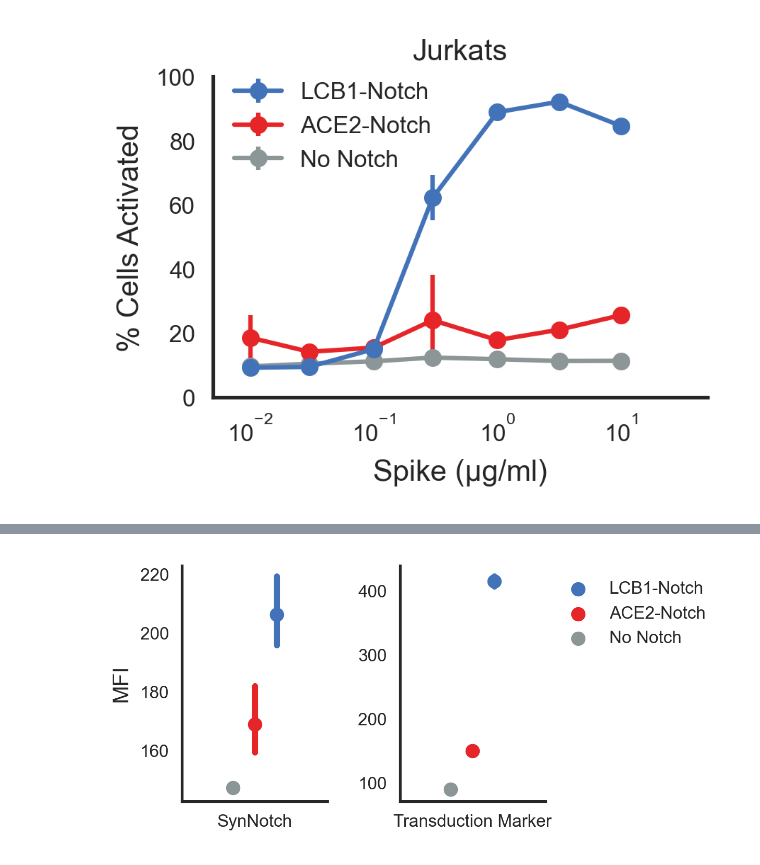
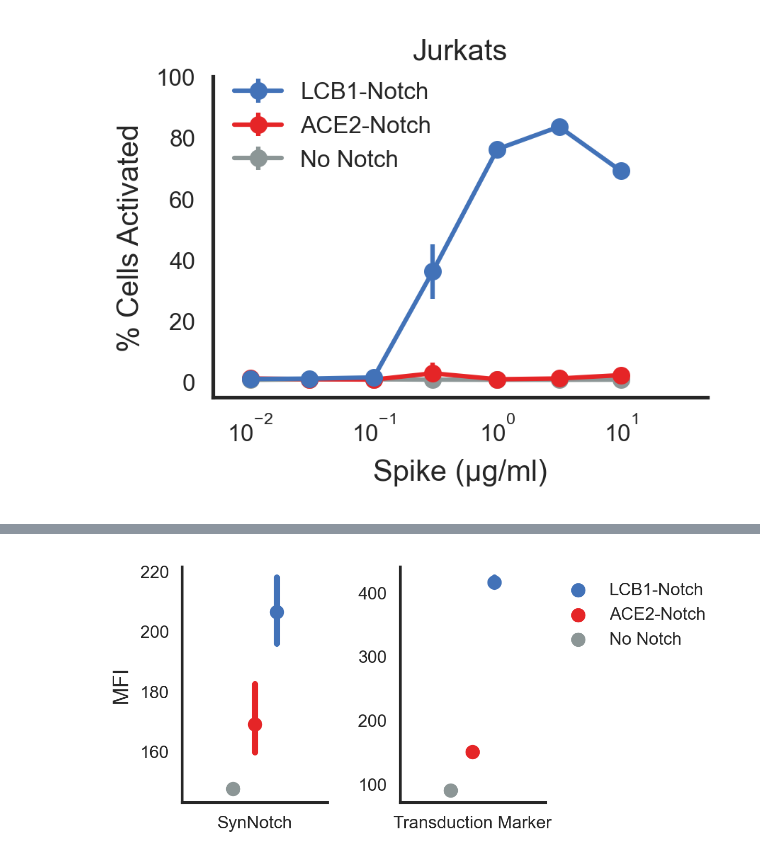
Before and after one commit to weinberz/sarsnotch, a Jupyter notebook: Fig 1 20210311 - QCRG Spike Low Dose.ipynb, the cells around one changed output, grey strips where cells are left out. Saved outputs shown, nothing was run; the diff lists cells and outputs as text; code cells hidden in the pictures.

```diff
--- a/Fig 1 20210311 - QCRG Spike Low Dose.ipynb
+++ b/Fig 1 20210311 - QCRG Spike Low Dose.ipynb
@@ -63,2 +0,0 @@ def gate_density (df, threshold, y_var='FSC-A', x_var='SSC-A'):
-# %%
-outputdir = home_dir + "Google Drive/HES Lab/SARSNotch/SARSNotch Manuscript/jupyter_out/"
@@ -105,0 +5,3 @@ for col in df2.columns:
+# %%
+df = load_data(folder, colnames=["WellName", "CellLine","Dose", 'Replicate'])
+df2 = clean_data(df)
@@ -184,18 +103,0 @@ with sns.color_palette(["#4272B8"]):
-# %%
-doses = [str(x) for x in [0,0.01,0.03,0.1,0.3,1,3.16, 10]]
-xs = {'No Notch' : [], 'LCB1-Notch': []}
-for dose in [str(x) for x in [0,0.01,0.03,0.1,0.3,1,3.16, 10]]:
-    for notch in ['No Notch', 'LCB1-Notch']:
-        df_ = df2[(df2['CellLine'] == notch) &
-              (df2['Dose'] == dose) &
-              (df2['logFITC-A'] > 2)].copy()
-        dist = df_['logBV 421-A']
-        model = GaussianMixture(2, covariance_type='spherical', means_init=[[1.8],[3.5]], max_iter=10, tol=1e-1).fit(dist[:,np.newaxis])
-        xs[notch].append(model.weights_[1])
-
-plt.figure(dpi=300)
-plt.plot(doses, xs['No Notch'], label='No Notch')
-plt.plot(doses, xs['LCB1-Notch'], label='LCB1-Notch')
-plt.xlabel('Dose')
-plt.legend()
-plt.ylabel('Fraction in second component')
@@ -205,30 +104,32 @@ Text(0, 0.5, 'Fraction in second component')
 # %%
-qt = np.percentile(df2[(df2['CellLine'] == 'No Notch') &
-                       (df2['Dose'] == '0')]['logBV 421-A'],90)
-summary = (df2.groupby(['CellLine', 'Dose', 'Replicate'])['logBV 421-A']
-              .apply(lambda x: 100*np.sum(x>qt)/len(x))
+filters = (df2['logFITC-A'] > 4)
+dist = df2[filters]['logBV 421-A'].values[:,np.newaxis]
+model = GaussianMixture(2, covariance_type='spherical', random_state=237).fit(dist)
+off_component = np.argmin(model.means_)
+summary = (df2[filters].groupby(['CellLine', 'Dose', 'Replicate'])['logBV 421-A']
+              .apply(lambda x: 100*(1-np.sum(model.predict(x.values[:,np.newaxis])==off_component)/len(x)))
               .reset_index())
 summary['Dose'] = pd.to_numeric(summary['Dose'])
 # %%
 fig, ax = plt.subplots(1,1,figsize=(3,2), dpi=300)
 for notch, color in zip(['No Notch', 'ACE2-Notch', 'LCB1-Notch'],['#8C9696',"#E52527", '#4272B8']):
     notch_summary = summary[(summary['CellLine']==notch) & (summary['Dose'] != 0)]
     output = notch_summary.groupby('Dose')['logBV 421-A'].agg([np.mean, np.std]).reset_index()
     ax.errorbar(output['Dose'], output['mean'], yerr=output['std'], fmt='-',marker='.', markersize=10, c=color, label=notch)
 
 ax.set_xscale('log')
 ax.set_xlim([0.005, 50])
 ax.set_xlabel('Spike (µg/ml)')
 ax.set_ylabel('% Cells Activated')
 plt.legend()
 handles, labels = ax.get_legend_handles_labels()
 order = [2, 1, 0]
 plt.legend([handles[idx] for idx in order],
            [labels[idx] for idx in order],
            frameon=False, loc='upper left', bbox_to_anchor=(0,1.05))
-plt.ylim([0,100])
+plt.ylim([-5,100])
 sns.despine()
 plt.title('Jurkats')
 plt.savefig(outputdir + 'triplicate_dose.svg')
 # %% [output]
-[figure, old version]
+[figure, new version]
```
Also changed, not shown: parts of 13 cells of this notebook, 15 other files.
